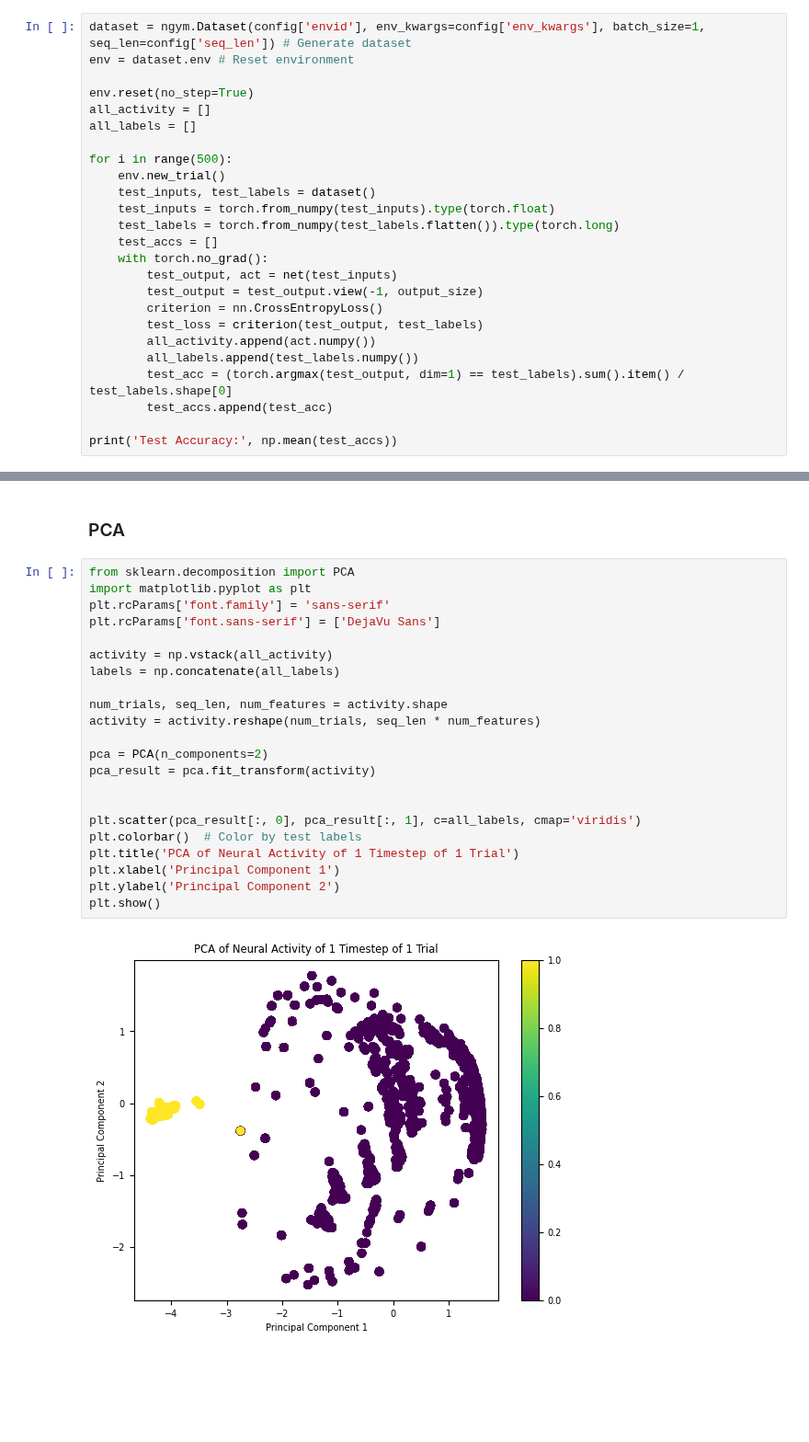
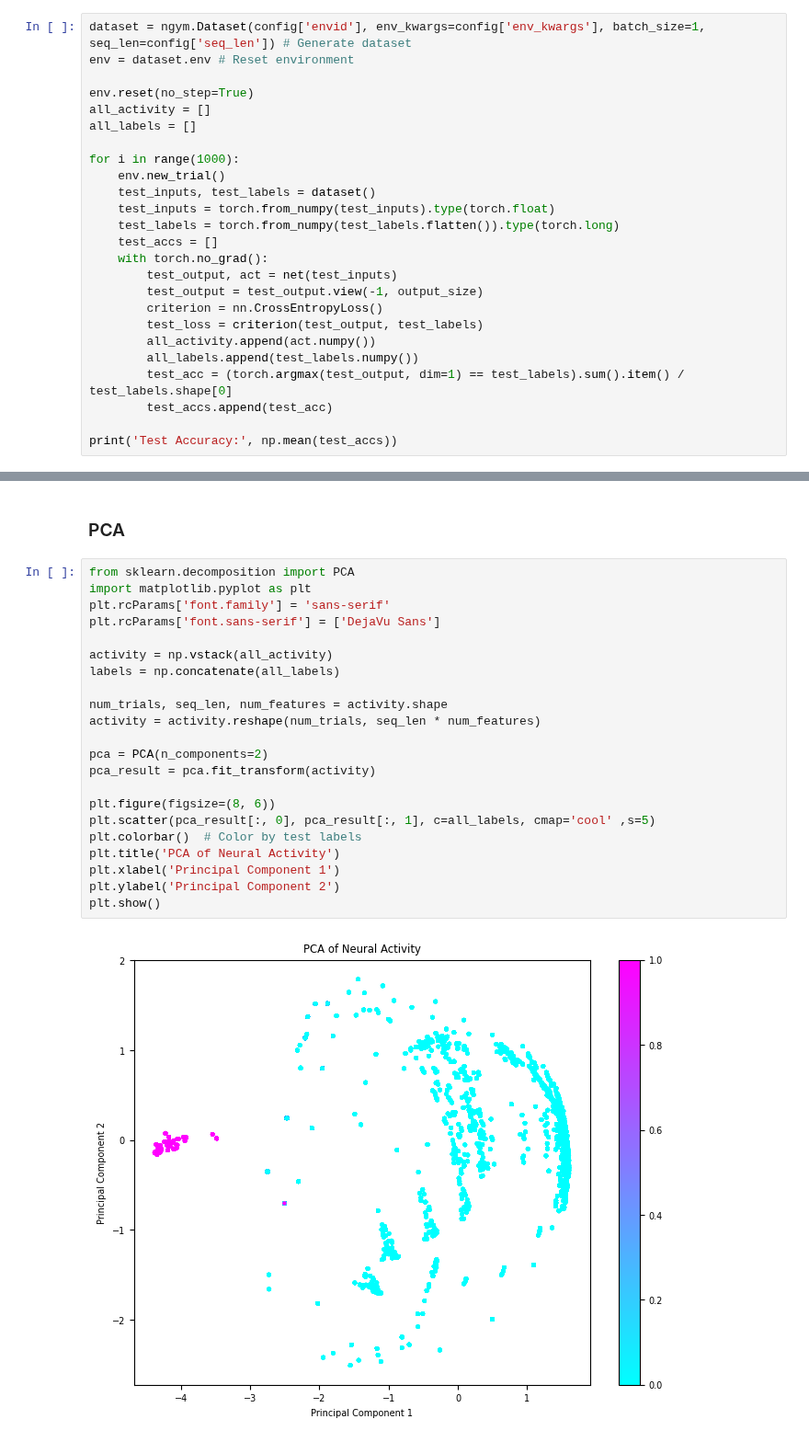
Before and after one commit to adampotton/Cognitive_AI_CW, a Jupyter notebook: Q2A_LSTM.ipynb, the cells around one changed output, grey strips where cells are left out. Shown at 92% size. Drawn from its saved outputs; the diff is of its cells as text; blank space fills up the shorter version.

```diff
--- a/Q2A_LSTM.ipynb
+++ b/Q2A_LSTM.ipynb
@@ -214,7 +214,7 @@ env.reset(no_step=True)
 all_activity = []
 all_labels = []
 
-for i in range(500):
+for i in range(1000):
     env.new_trial()
     test_inputs, test_labels = dataset()
     test_inputs = torch.from_numpy(test_inputs).type(torch.float)
@@ -238,24 +238,24 @@ Test Accuracy: 0.98
 # %%
 from sklearn.decomposition import PCA
 import matplotlib.pyplot as plt
 plt.rcParams['font.family'] = 'sans-serif'
 plt.rcParams['font.sans-serif'] = ['DejaVu Sans']
 
 activity = np.vstack(all_activity)
 labels = np.concatenate(all_labels)
 
 num_trials, seq_len, num_features = activity.shape
 activity = activity.reshape(num_trials, seq_len * num_features)
 
 pca = PCA(n_components=2)
 pca_result = pca.fit_transform(activity)
 
-
-plt.scatter(pca_result[:, 0], pca_result[:, 1], c=all_labels, cmap='viridis')
+plt.figure(figsize=(8, 6))
+plt.scatter(pca_result[:, 0], pca_result[:, 1], c=all_labels, cmap='cool' ,s=5)
 plt.colorbar()  # Color by test labels
-plt.title('PCA of Neural Activity of 1 Timestep of 1 Trial')
+plt.title('PCA of Neural Activity')
 plt.xlabel('Principal Component 1')
 plt.ylabel('Principal Component 2')
 plt.show()
 # %% [output]
-[figure, old version]
+[figure, new version]
```
Also changed, not shown: parts of 1 cell of this notebook.
